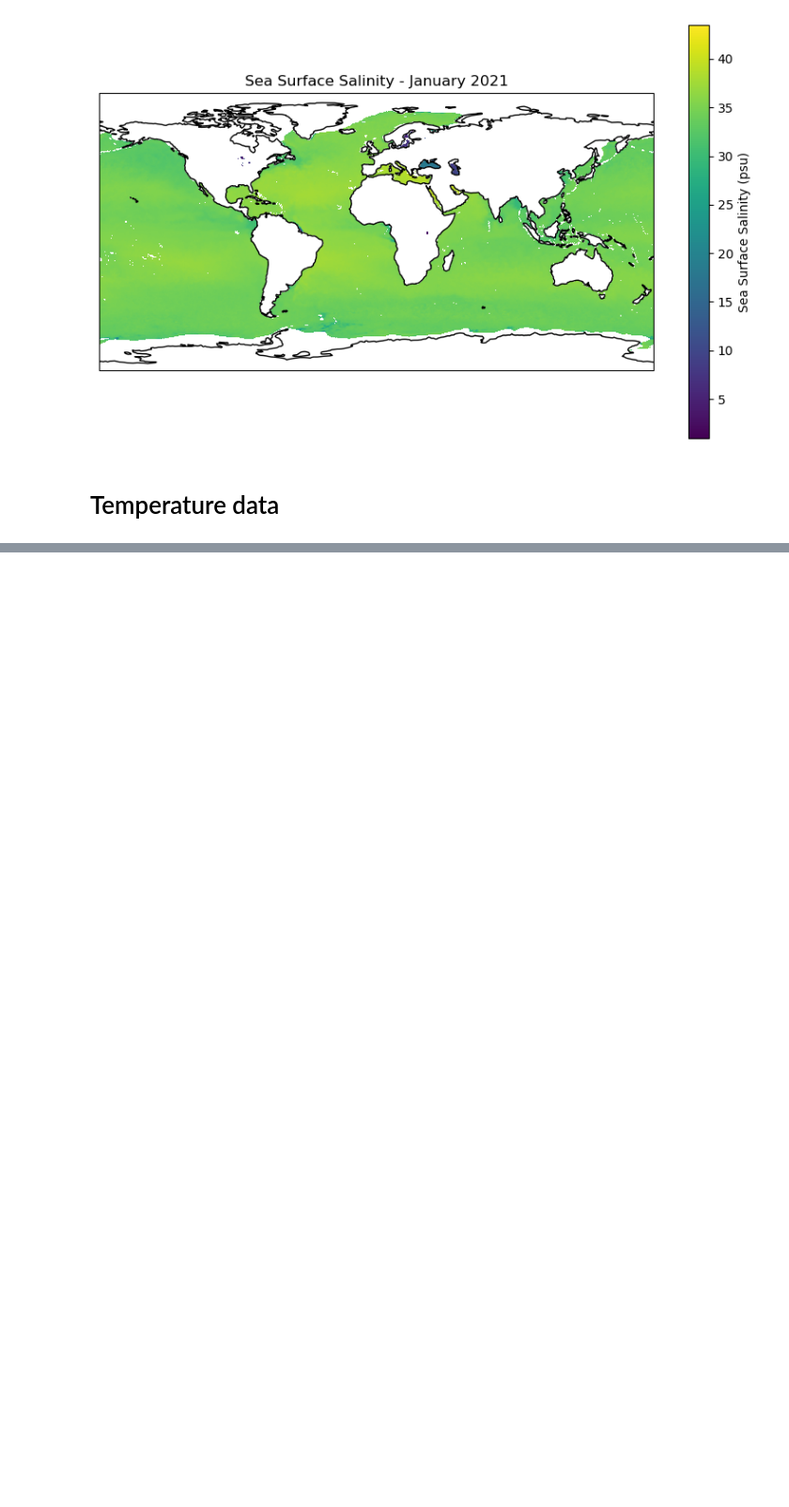
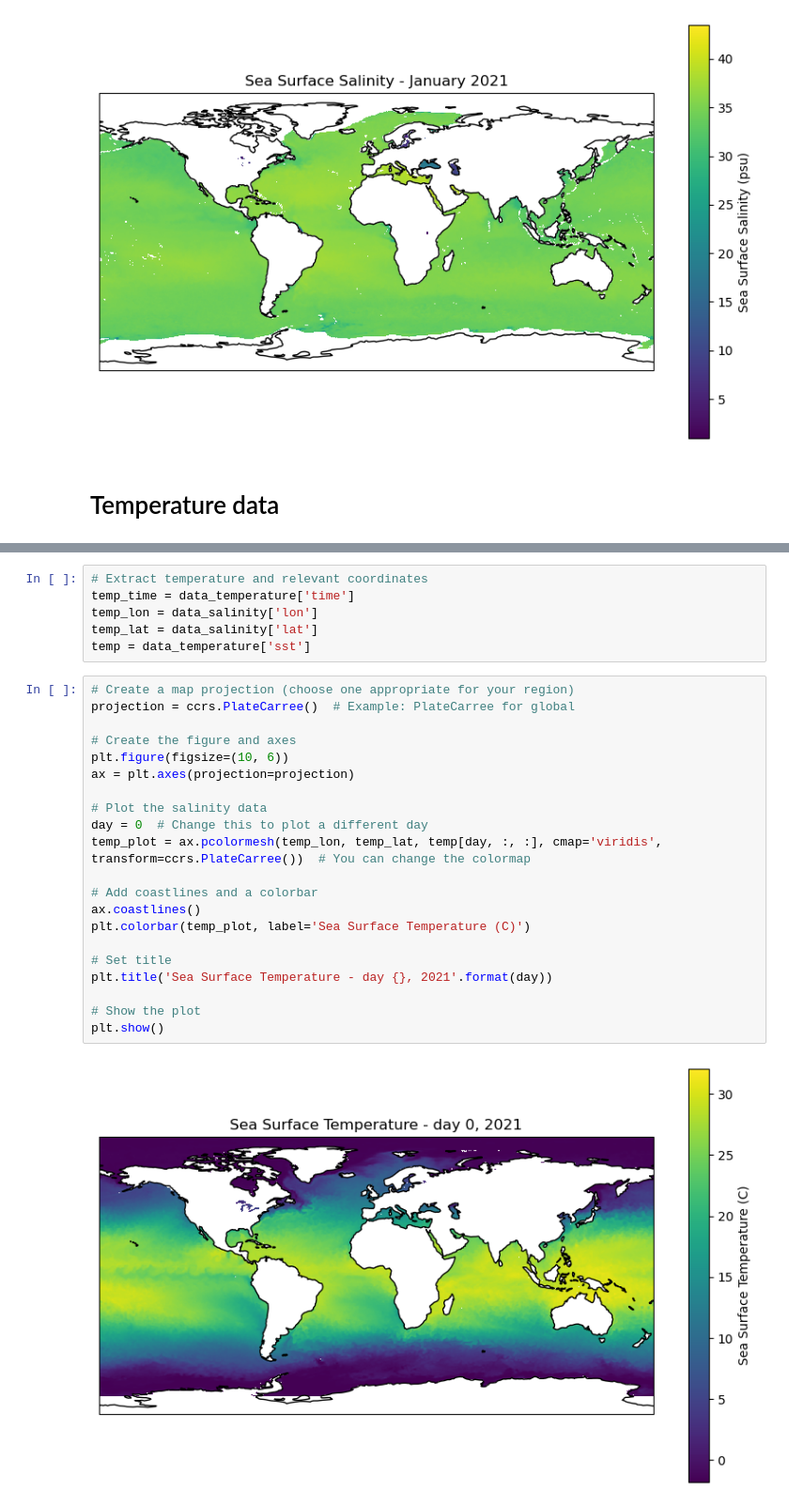
Before and after one commit to dccartagena/Fishing-Datasets, a Jupyter notebook: fish-notebook.ipynb, the cells around one changed output, grey strips where cells are left out. Shown at 94% size. Saved outputs shown, nothing was run; the diff lists cells and outputs as text; blank space fills up the shorter version.

Commit message:
feat: Add code to load and print temperature data from NetCDF file

```diff
--- a/fish-notebook.ipynb
+++ b/fish-notebook.ipynb
@@ -73,0 +90,29 @@ KeyError: 'sss_smap'
+# %%
+# Extract temperature and relevant coordinates
+temp_time = data_temperature['time']
+temp_lon = data_salinity['lon']
+temp_lat = data_salinity['lat']
+temp = data_temperature['sst']
+# %%
+# Create a map projection (choose one appropriate for your region)
+projection = ccrs.PlateCarree()  # Example: PlateCarree for global
+
+# Create the figure and axes
+plt.figure(figsize=(10, 6))
+ax = plt.axes(projection=projection)
+
+# Plot the salinity data
+day = 0  # Change this to plot a different day
+temp_plot = ax.pcolormesh(temp_lon, temp_lat, temp[day, :, :], cmap='viridis', transform=ccrs.PlateCarree())  # You can change the colormap
+
+# Add coastlines and a colorbar
+ax.coastlines()
+plt.colorbar(temp_plot, label='Sea Surface Temperature (C)')
+
+# Set title
+plt.title('Sea Surface Temperature - day {}, 2021'.format(day))
+
+# Show the plot
+plt.show()
+# %% [output]
+[figure, added]
```
Also changed, not shown: parts of 3 cells of this notebook.
